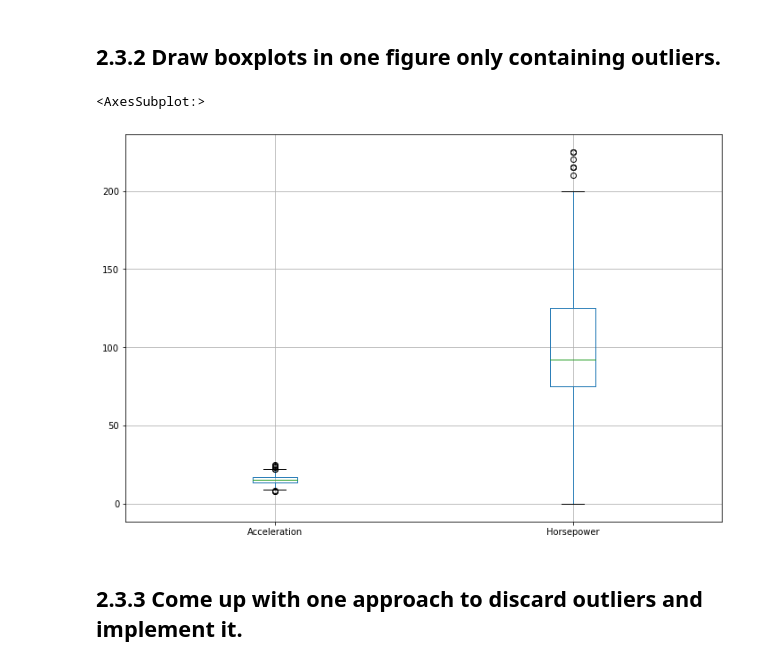
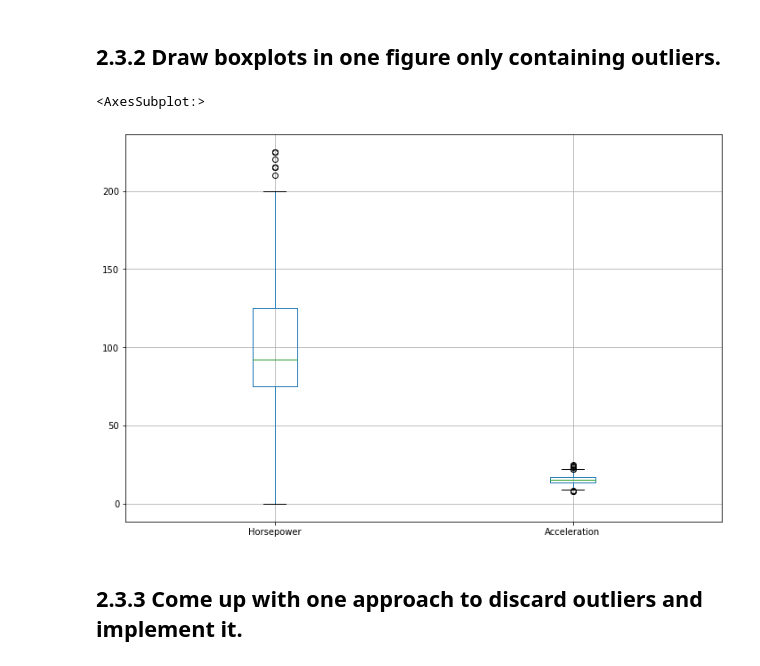
Before and after one commit to Jbglet29/AIT580_Assignment_7, a Jupyter notebook: AIT580_T7_GCT_A7.ipynb, the cells around one changed output. Drawn from its saved outputs; the diff is of its cells as text; code cells hidden in the pictures.

```diff
--- a/AIT580_T7_GCT_A7.ipynb
+++ b/AIT580_T7_GCT_A7.ipynb
@@ -122,11 +122,24 @@ data.boxplot(figsize = (12,8))
 [figure]
 # %% [markdown]
 ## 2.3.2 Draw boxplots in one figure only containing outliers.
-# %%
-data[['Acceleration', 'Horsepower']].boxplot(figsize = (12,8))
-# %% [output]
-<AxesSubplot:>
-[figure, removed]
+# %%
+outlier_cols = []
+for colName in data.columns:
+    if data[colName].dtype == 'float64':
+        Q1 = np.percentile(data[colName], 25)
+        Q3 = np.percentile(data[colName], 75)
+        IQR = Q3 - Q1
+        lower_range = Q1 - 1.5*IQR
+        upper_range = Q3 + 1.5*IQR
+        upper = data[colName] >= upper_range
+        lower = data[colName] <= lower_range
+        if upper.any() or lower.any():
+            outlier_cols.append(colName)
+
+data[outlier_cols].boxplot(figsize = (12,8))
+# %% [output]
+<AxesSubplot:>
+[figure, added]
 # %% [markdown]
 ## 2.3.3 Come up with one approach to discard outliers and implement it.
 # %%
```
